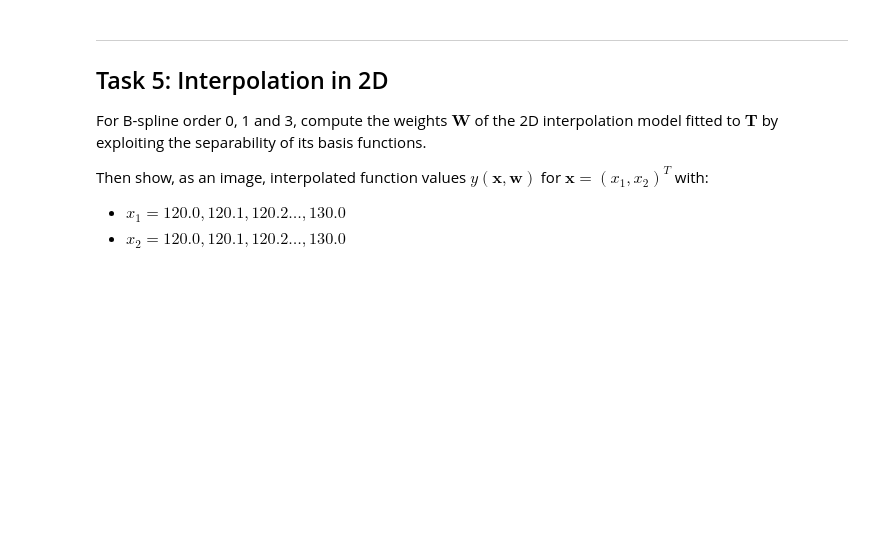
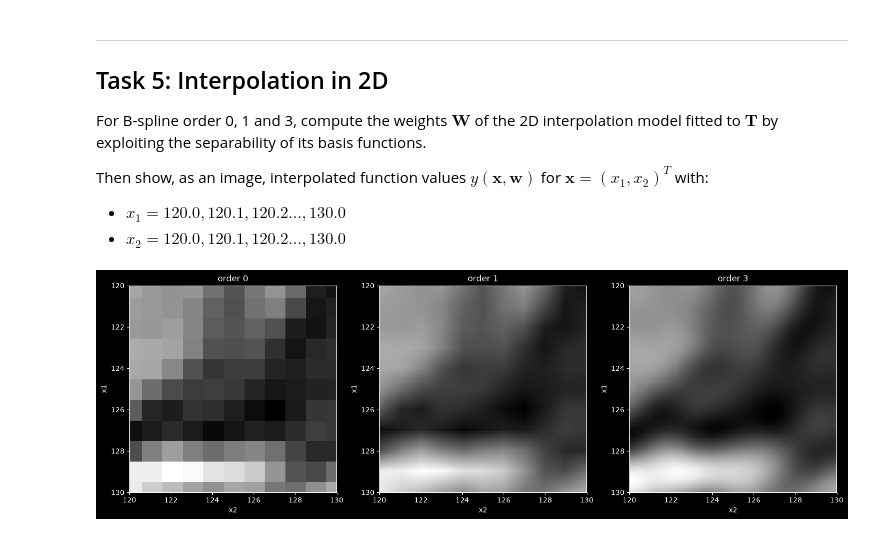
Before and after one commit to andrepribaudtu/MIA, a Jupyter notebook: exercises/Week 3/Exercise1_student - Copy.ipynb, the cells around one changed output. Drawn from its saved outputs; the diff is of its cells as text; code cells hidden in the pictures; blank space fills up the shorter version.

```diff
--- a/exercises/Week 3/Exercise1_student - Copy.ipynb
+++ b/exercises/Week 3/Exercise1_student - Copy.ipynb
@@ -416,3 +416,42 @@ For B-spline order 0, 1 and 3, compute the weights $\mathbf{W}$ of the 2D interp
 Then show, as an image, interpolated function values $y( \mathbf{x}, \mathbf{w})$ for $\mathbf{x}=(x_1, x_2)^T$ with:
 - $x_1=120.0, 120.1, 120.2 \ldots, 130.0$
 - $x_2=120.0, 120.1, 120.2 \ldots, 130.0$
+# %%
+def build_Phi_1D_interp(N, order):
+    """Square (N x N) interpolating basis matrix: one basis function per pixel, h=1."""
+    x = np.arange(N)
+    Phi = np.zeros((N, N))
+    for m in range(N):
+        Phi[:, m] = eval_BSpline(x - m, order=order)
+    return Phi
+
+# Fine evaluation grid: 120.0, 120.1, ..., 130.0 -> 101 points in each direction
+x1_eval = np.arange(120, 130.01, 0.1)
+x2_eval = np.arange(120, 130.01, 0.1)
+
+orders = [0, 1, 3]
+fig, axes = plt.subplots(1, 3, figsize=(15, 5))
+
+for ax, order in zip(axes, orders):
+    Phi1 = build_Phi_1D_interp(N1, order)
+    Phi2 = build_Phi_1D_interp(N2, order)
+
+    # Solve for W by exploiting separability: T = Phi1 @ W @ Phi2^T
+    A = np.linalg.solve(Phi1, T)
+    W = np.linalg.solve(Phi2, A.T).T
+
+    # Basis matrices evaluated at the fine grid (rectangular, not square)
+    Psi1 = eval_BSpline(x1_eval.reshape(-1, 1) - np.arange(N1).reshape(1, -1), order=order)
+    Psi2 = eval_BSpline(x2_eval.reshape(-1, 1) - np.arange(N2).reshape(1, -1), order=order)
+
+    Y = Psi1 @ W @ Psi2.T
+
+    ax.imshow(Y, cmap='gray', extent=[120, 130, 130, 120])
+    ax.set_title(f"order {order}")
+    ax.set_xlabel("x2")
+    ax.set_ylabel("x1")
+
+plt.tight_layout()
+plt.show()
+# %% [output]
+[figure, added]
```
Also changed, not shown: parts of 2 cells of this notebook, 2 other files.
